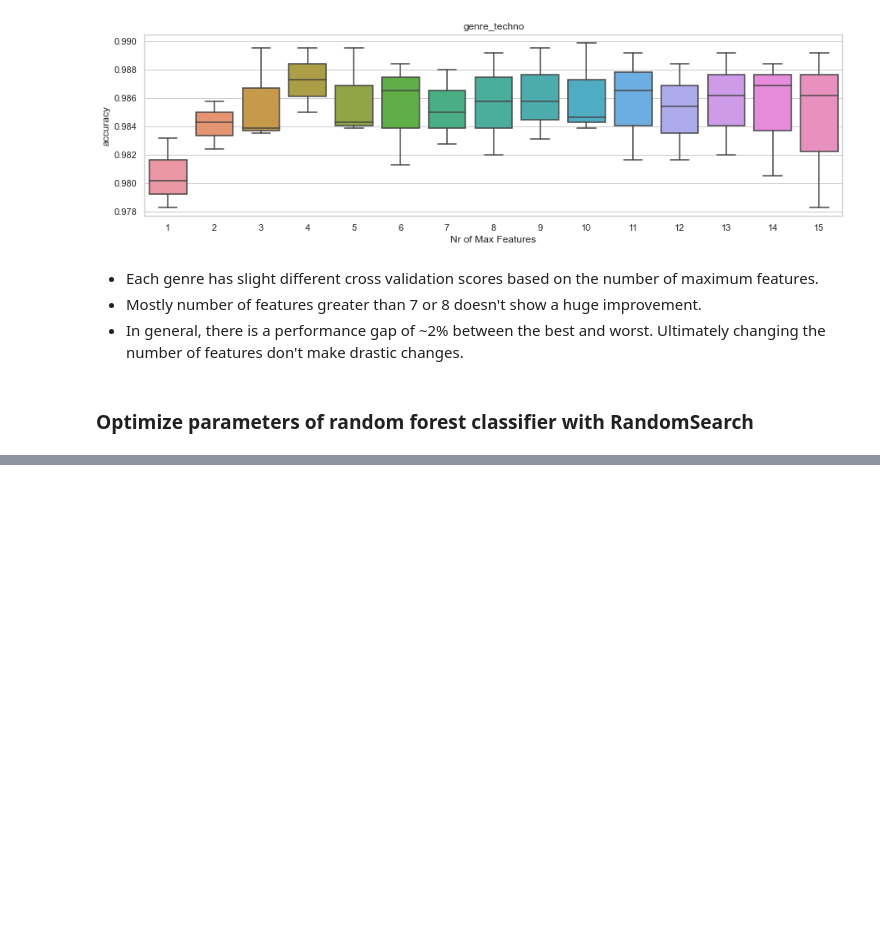
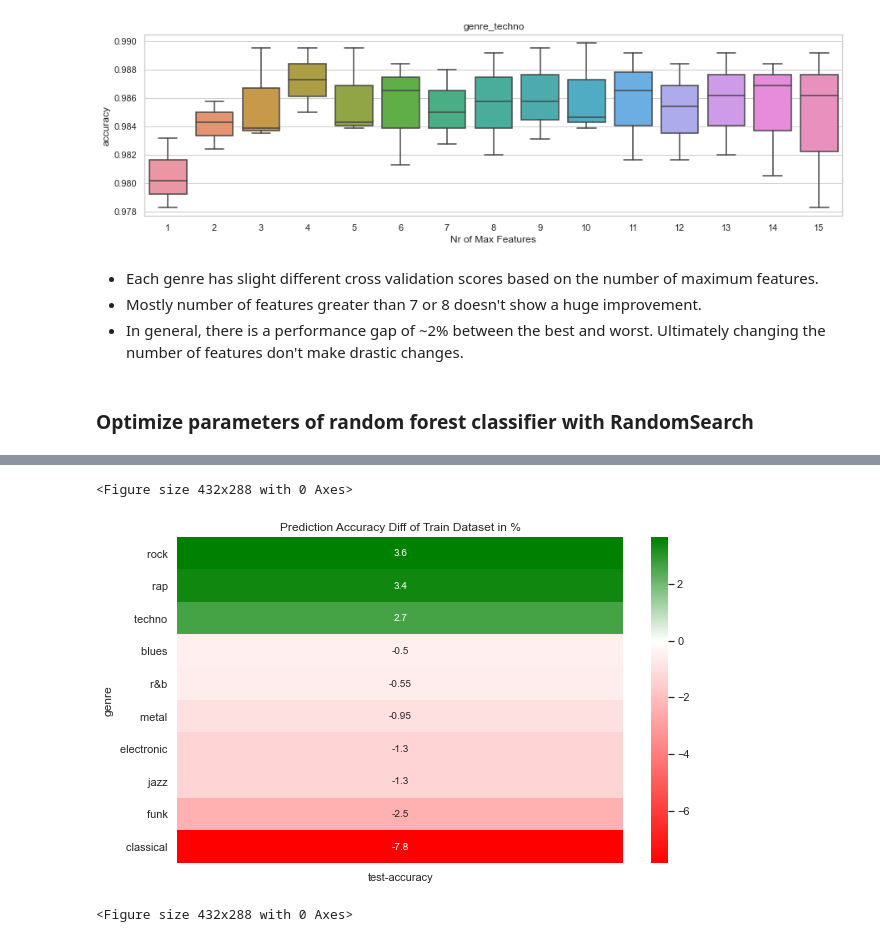
Before and after one commit to alpargur/machine-learning-101, a Jupyter notebook: dev/genre-classification/hyperparameter-tuning-RFC.ipynb, the cells around one changed output, grey strips where cells are left out. Drawn from its saved outputs; the diff is of its cells as text; code cells hidden in the pictures; blank space fills up the shorter version.

Commit message:
generate tuning accuracy comparison plots

```diff
--- a/dev/genre-classification/hyperparameter-tuning-RFC.ipynb
+++ b/dev/genre-classification/hyperparameter-tuning-RFC.ipynb
@@ -336,0 +352,2 @@ RandomForestClassifier(max_depth=7, max_features=8, random_state=42)
+# %%
+rfc_initial_training_accuracy = initial_training_accuracy[initial_training_accuracy.index.isin(['RandomForestClassifier'])]
@@ -336,0 +359,3 @@ RandomForestClassifier(max_depth=7, max_features=8, random_state=42)
+# %%
+rfc_initial_training_melted = rfc_initial_training_accuracy.reset_index(drop=False).melt(id_vars=['index'], var_name='genre', value_name='test-accuracy').rename(columns={'index':'genre'})
+rfc_initial_training_melted
@@ -336,0 +374,4 @@ RandomForestClassifier(max_depth=7, max_features=8, random_state=42)
+# %%
+rfc_accuracy_diff = rfc_randomized_search_df.copy()
+rfc_accuracy_diff['test-accuracy']  = rfc_randomized_search_df['test-accuracy'] - round(rfc_initial_training_melted['test-accuracy']*100, 2)
+rfc_accuracy_diff
@@ -336,0 +390,5 @@ RandomForestClassifier(max_depth=7, max_features=8, random_state=42)
+# %%
+rfc_accuracy_diff.index = rfc_accuracy_diff.genre
+del rfc_accuracy_diff['genre']
+rfc_accuracy_diff.sort_values(by='test-accuracy', ascending=False, inplace=True)
+rfc_accuracy_diff
@@ -336,0 +408,17 @@ RandomForestClassifier(max_depth=7, max_features=8, random_state=42)
+# %%
+from matplotlib.colors import LinearSegmentedColormap
+import numpy as np
+
+fig, ax = plt.subplots(figsize=(10, 6))
+_range = abs(rfc_accuracy_diff.max().max() - rfc_accuracy_diff.min().min())
+zero_position = np.abs(rfc_accuracy_diff.min().min()) / _range
+color_map_list = [(0, 'red'), (zero_position, 'white'), (1.0, "green")]
+
+cmap = LinearSegmentedColormap.from_list('custom_cmap', color_map_list)
+sns.heatmap(rfc_accuracy_diff, annot=True, cmap=cmap, annot_kws={'fontsize': 10})
+plt.title("Prediction Accuracy Diff of Train Dataset in %")
+plt.figure()
+# %% [output]
+<Figure size 432x288 with 0 Axes>
+[figure, added]
+<Figure size 432x288 with 0 Axes>
```
Also changed, not shown: parts of 10 cells of this notebook, 3 other files.
